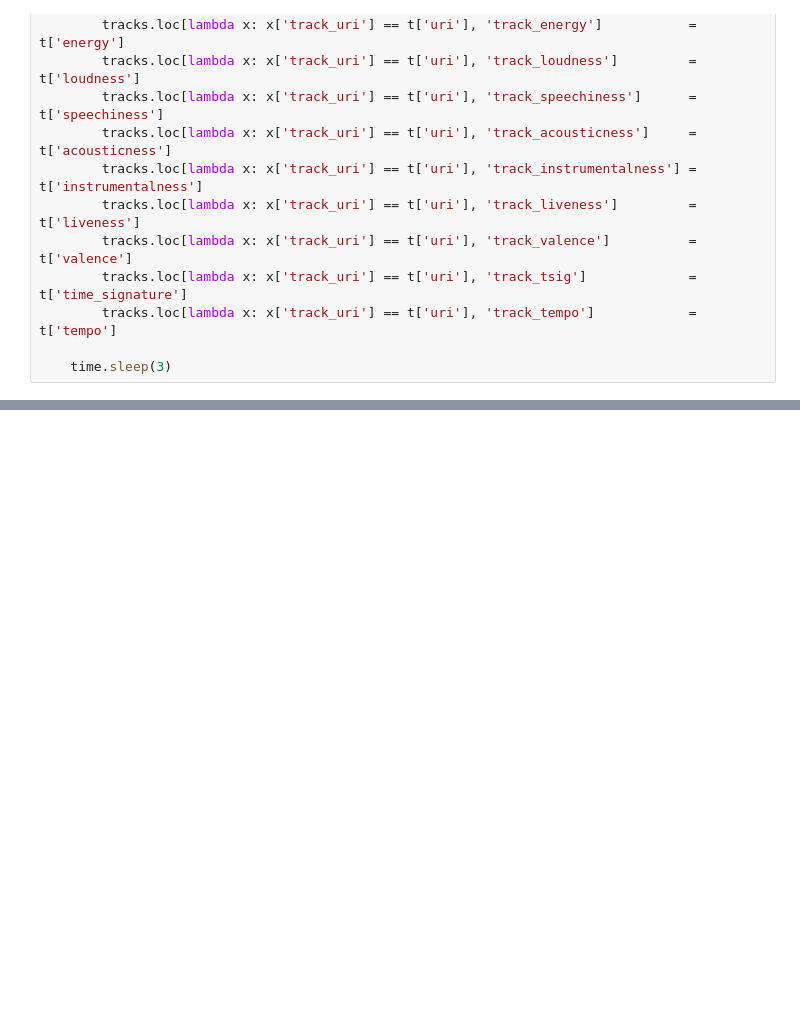
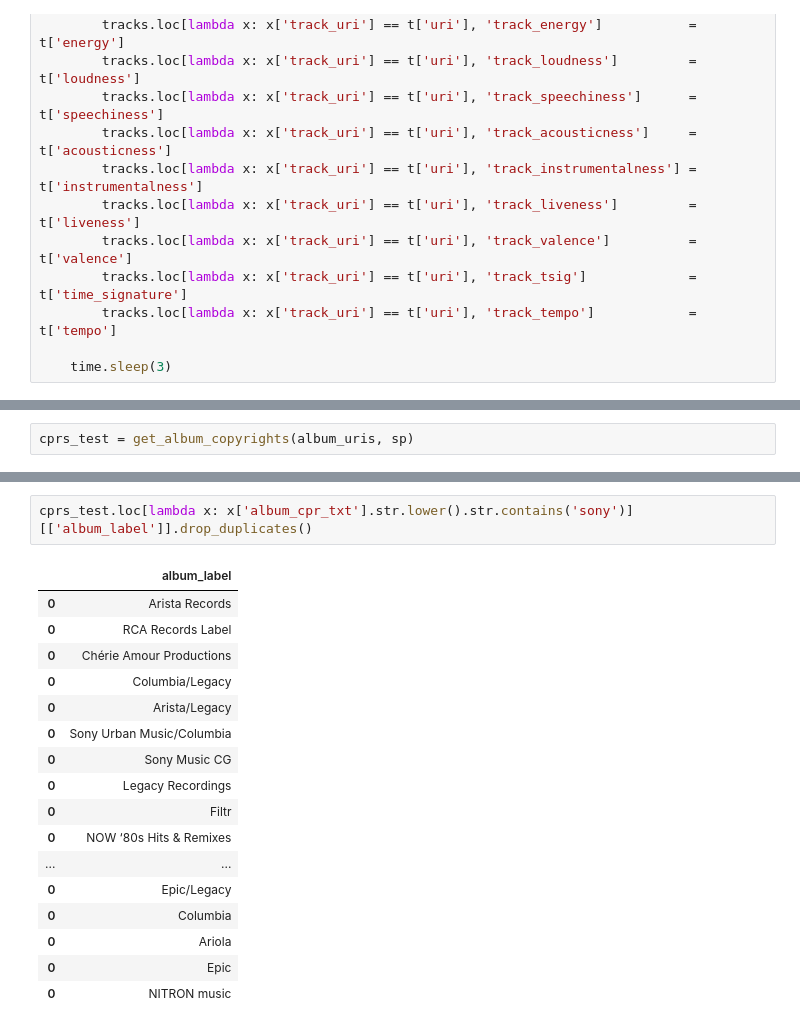
Before and after one commit to ryq99/music-data, a Jupyter notebook: notebook/eda_spotify.ipynb, the cells around one changed output, grey strips where cells are left out. Cells and saved outputs as stored; diff of their text form; blank space fills up the shorter version.

```diff
--- a/notebook/eda_spotify.ipynb
+++ b/notebook/eda_spotify.ipynb
@@ -180,0 +197,2 @@ tracks.head(2)
+# %%
+cprs_test = get_album_copyrights(album_uris, sp)
@@ -180,0 +208,20 @@ tracks.head(2)
+# %%
+cprs_test.loc[lambda x: x['album_cpr_txt'].str.lower().str.contains('sony')][['album_label']].drop_duplicates()
+# %% [output]
+|  | album_label |
+| 0 | Arista Records |
+| 0 | RCA Records Label |
+| 0 | Chérie Amour Productions |
+| 0 | Columbia/Legacy |
+| 0 | Arista/Legacy |
+| 0 | Sony Urban Music/Columbia |
+| 0 | Sony Music CG |
+| 0 | Legacy Recordings |
+| 0 | Filtr |
+| 0 | NOW ‘80s Hits & Remixes |
+| ... | ... |
+| 0 | Epic/Legacy |
+| 0 | Columbia |
+| 0 | Ariola |
+| 0 | Epic |
+| 0 | NITRON music |
```
Also changed, not shown: parts of 14 cells of this notebook, 1 other file.
